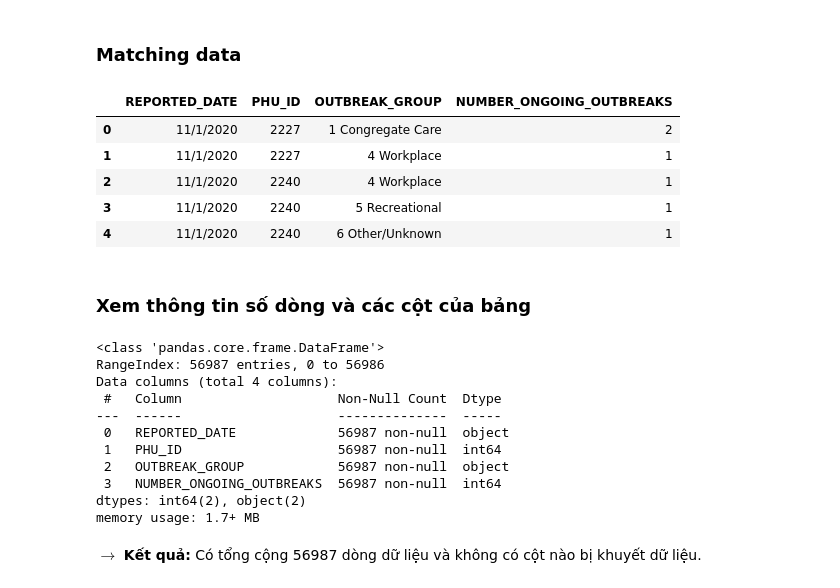
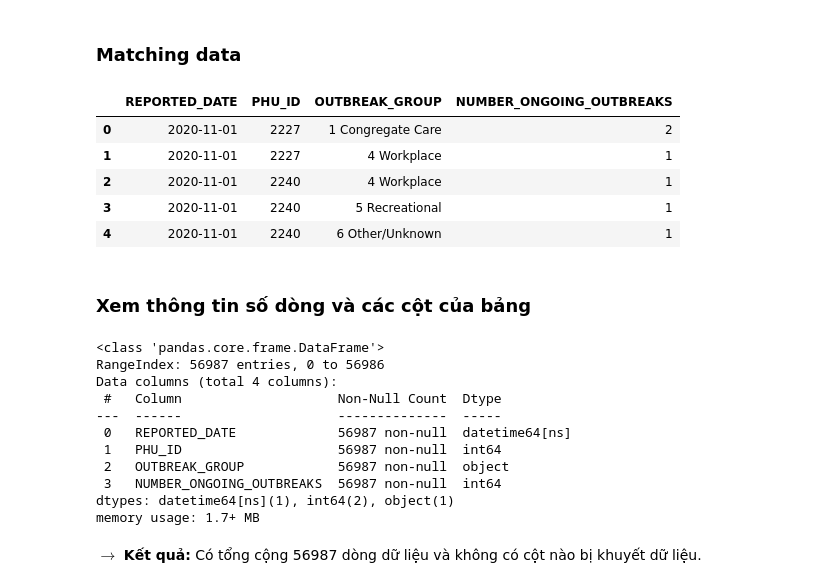
Before and after one commit to tktruc211/BI-DATH, a Jupyter notebook: CleanData.ipynb, the cells around one changed output. Saved outputs shown, nothing was run; the diff lists cells and outputs as text; code cells hidden in the pictures.

```diff
--- a/CleanData.ipynb
+++ b/CleanData.ipynb
@@ -228,16 +250,19 @@ ongoing_outbreak_df.head()
 # %%
 # Đổi tên một số cột theo bảng mô tả dữ liệu của để bài
 ongoing_outbreak_df.rename(columns = {'DATE':'REPORTED_DATE', 'PHU_NUM':'PHU_ID'}, inplace = True)
 
+# Chuyển đổi kiểu dữ liệu
+ongoing_outbreak_df['REPORTED_DATE'] = pd.to_datetime(ongoing_outbreak_df.REPORTED_DATE)
+
 # Xem dữ liệu
 ongoing_outbreak_df.head()
 # %% [output]
 |  | REPORTED_DATE | PHU_ID | OUTBREAK_GROUP | NUMBER_ONGOING_OUTBREAKS |
-| 0 | 11/1/2020 | 2227 | 1 Congregate Care | 2 |
-| 1 | 11/1/2020 | 2227 | 4 Workplace | 1 |
-| 2 | 11/1/2020 | 2240 | 4 Workplace | 1 |
-| 3 | 11/1/2020 | 2240 | 5 Recreational | 1 |
-| 4 | 11/1/2020 | 2240 | 6 Other/Unknown | 1 |
+| 0 | 2020-11-01 | 2227 | 1 Congregate Care | 2 |
+| 1 | 2020-11-01 | 2227 | 4 Workplace | 1 |
+| 2 | 2020-11-01 | 2240 | 4 Workplace | 1 |
+| 3 | 2020-11-01 | 2240 | 5 Recreational | 1 |
+| 4 | 2020-11-01 | 2240 | 6 Other/Unknown | 1 |
 # %% [markdown]
 ### Xem thông tin số dòng và các cột của bảng
 # %%
@@ -248,11 +273,11 @@ RangeIndex: 56987 entries, 0 to 56986
 Data columns (total 4 columns):
  #   Column                    Non-Null Count  Dtype
 ---  ------                    --------------  -----
- 0   REPORTED_DATE             56987 non-null  object
+ 0   REPORTED_DATE             56987 non-null  datetime64[ns]
  1   PHU_ID                    56987 non-null  int64
  2   OUTBREAK_GROUP            56987 non-null  object
  3   NUMBER_ONGOING_OUTBREAKS  56987 non-null  int64
-dtypes: int64(2), object(2)
+dtypes: datetime64[ns](1), int64(2), object(1)
 memory usage: 1.7+ MB
 # %% [markdown]
 $\rightarrow$ **Kết quả:** Có tổng cộng 56987 dòng dữ liệu và không có cột nào bị khuyết dữ liệu.
```
Also changed, not shown: parts of 8 cells of this notebook.
